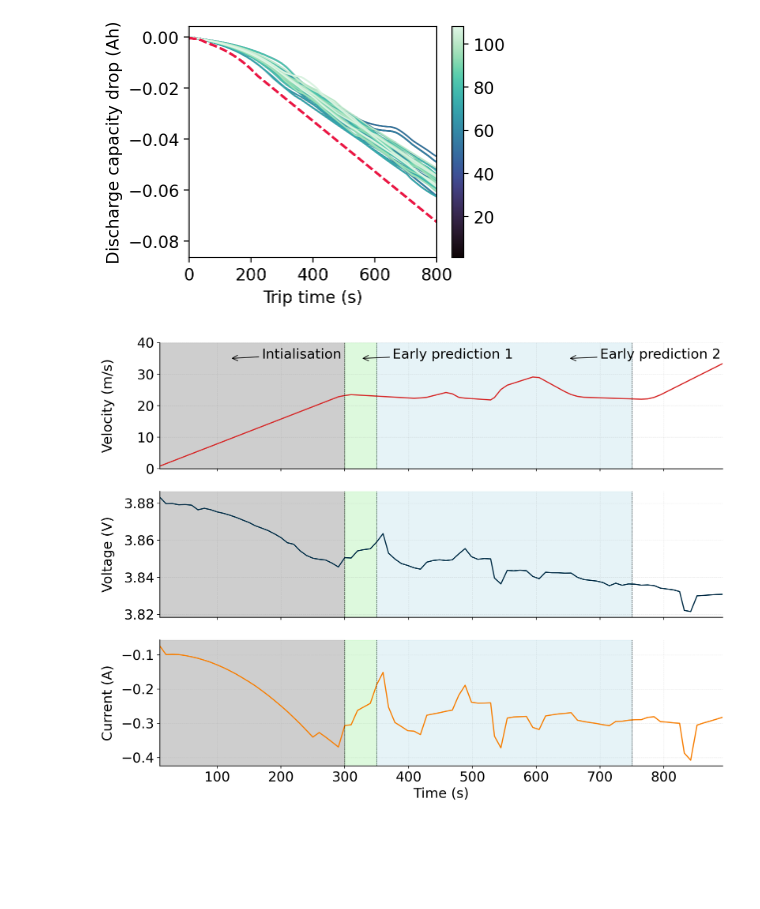
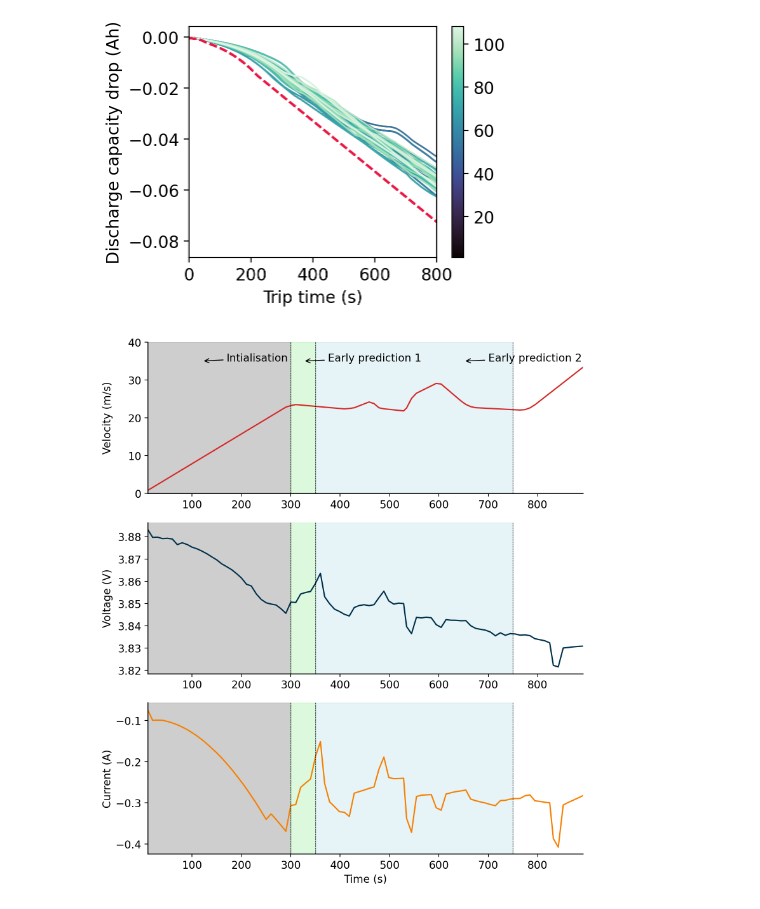
Before and after one commit to uwsunlab/EV-range-anxiety, a Jupyter notebook: misc/plot_gen.ipynb, the cells around one changed output. Drawn from its saved outputs; the diff is of its cells as text; code cells hidden in the pictures; blank space fills up the shorter version.

```diff
--- a/misc/plot_gen.ipynb
+++ b/misc/plot_gen.ipynb
@@ -452,8 +452,8 @@ new_velocity_values = f(time_values)
 # %%
 sns.reset_orig()
 plt.rcdefaults()
-plt.rcParams['font.size'] = 18
-fig, axs = plt.subplots(3, 1, figsize=(12, 9))
+plt.rcParams['font.size'] = 12
+fig, axs = plt.subplots(3, 1, figsize=(8, 9))
 
 axs[0].plot(time_values, new_velocity_values, color='#d62828')
 axs[0].axvspan(0, 300, color='grey', alpha=0.4)
@@ -484,41 +484,39 @@ axs[0].annotate('Early prediction 1', xy=(325, 35), xytext=(375, 35),
                 arrowprops={'facecolor': 'black', 'arrowstyle': '->', 'color': 'black'})
 
 axs[0].annotate('Early prediction 2', xy=(650, 35), xytext=(700, 35),
                 arrowprops={'facecolor': 'black', 'arrowstyle': '->', 'color': 'black'})
 
 # Adjust the position of y-axis labels manually for better alignment
 for ax in axs:
     ax.yaxis.set_label_coords(-0.08, 0.5)  # Adjust the x-coord for y-axis label position
 
-# Customize grids, ticks, and spines for all axes
-for i, ax in enumerate(axs):
-    # Grid customization (apply the same style to all subplots)
-    ax.grid(color="grey", alpha=0.2, linestyle="--", linewidth=0.5)
+# # Customize grids, ticks, and spines for all axes
+# for i, ax in enumerate(axs):
+#     # Grid customization (apply the same style to all subplots)
+#     ax.grid(color="grey", alpha=0.2, linestyle="--", linewidth=0.5)
 
     # Customize spines
     for spine in ['top', 'right']:
         ax.spines[spine].set_visible(False)  # Hide top and right spines
     for spine in ['bottom', 'left']:
         ax.spines[spine].set_linewidth(1)   # Darken bottom and left spines
         ax.spines[spine].set_color("black")  # Set spine color to dark black
 
     # Tick customization
     if i < len(axs) - 1:  # For all but the bottom plot
         ax.tick_params(labelbottom=False, bottom=False)  # Hide x-axis ticks and labels
     ax.tick_params(which='both', direction='out', bottom=True, left=True)  # Keep y-axis ticks
 
     ax.axvline(300, color='black', linestyle='--', linewidth=0.5, label="Boundary at 300")
     ax.axvline(350, color='black', linestyle='--', linewidth=0.5, label="Boundary at 350")
     ax.axvline(750, color='black', linestyle='--', linewidth=0.5, label="Boundary at 750")
 
 axs[-1].tick_params(labelbottom=True, bottom=True)
-plt.grid(color="grey", alpha=0.2, linestyle="--")
-plt.gca().set_axisbelow(True)
 plt.tight_layout()
-# fig.savefig('/Users/hemanthnr/Desktop/batt_patt figures/vel_curr_vol.svg', format='svg', dpi=1000, bbox_inches='tight')
+fig.savefig( PLOT_DIR / 'vel_curr_vol.svg', format='svg', dpi=2000, bbox_inches='tight')
 plt.show()
 # %% [output]
-[figure, old version]
+[figure, new version]
 # %%
 def get_vels(df):
     big_arr=[]
```
Also changed, not shown: parts of 6 cells of this notebook, 16 other files.
